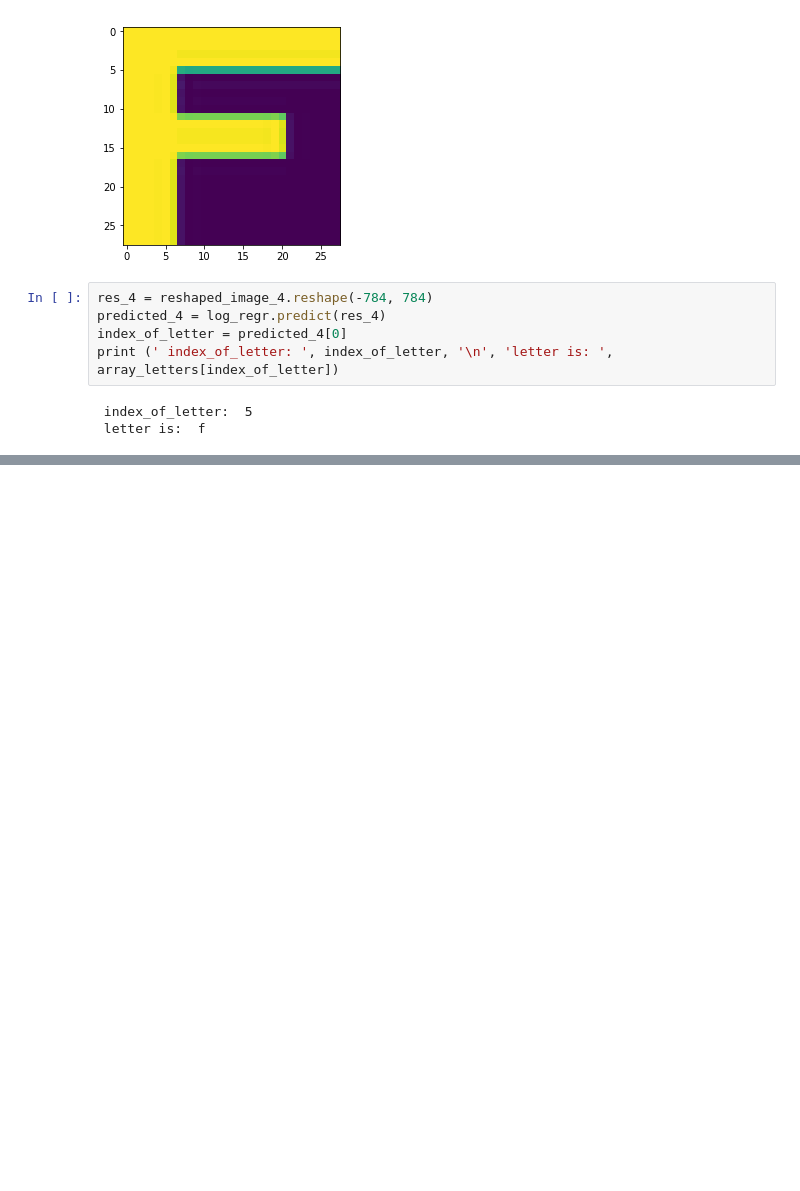
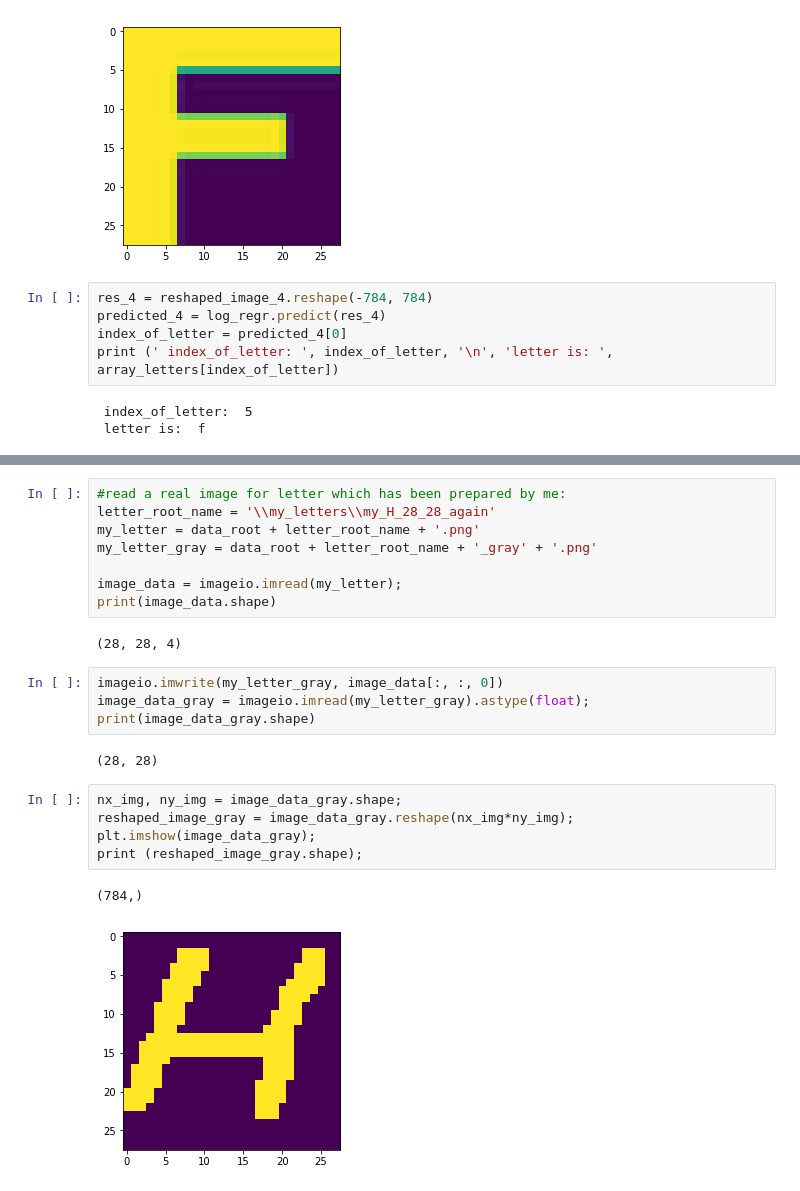
Before and after one commit to Evegen55/math_with_python, a Jupyter notebook: src/jupiter/tensorflow_examples_udacity_1_notmnist_soved_for_200k_set.ipynb, the cells around one changed output, grey strips where cells are left out. Cells and saved outputs as stored; diff of their text form; blank space fills up the shorter version.

```diff
--- a/src/jupiter/tensorflow_examples_udacity_1_notmnist_soved_for_200k_set.ipynb
+++ b/src/jupiter/tensorflow_examples_udacity_1_notmnist_soved_for_200k_set.ipynb
@@ -525,0 +549,24 @@ print(result)
+# %%
+#read a real image for letter which has been prepared by me:
+letter_root_name = '\\my_letters\\my_H_28_28_again'
+my_letter = data_root + letter_root_name + '.png'
+my_letter_gray = data_root + letter_root_name + '_gray' + '.png'
+
+image_data = imageio.imread(my_letter);
+print(image_data.shape)
+# %% [output]
+(28, 28, 4)
+# %%
+imageio.imwrite(my_letter_gray, image_data[:, :, 0])
+image_data_gray = imageio.imread(my_letter_gray).astype(float);
+print(image_data_gray.shape)
+# %% [output]
+(28, 28)
+# %%
+nx_img, ny_img = image_data_gray.shape;
+reshaped_image_gray = image_data_gray.reshape(nx_img*ny_img);
+plt.imshow(image_data_gray);
+print (reshaped_image_gray.shape);
+# %% [output]
+(784,)
+[figure, added]
```
Also changed, not shown: parts of 17 cells of this notebook.
